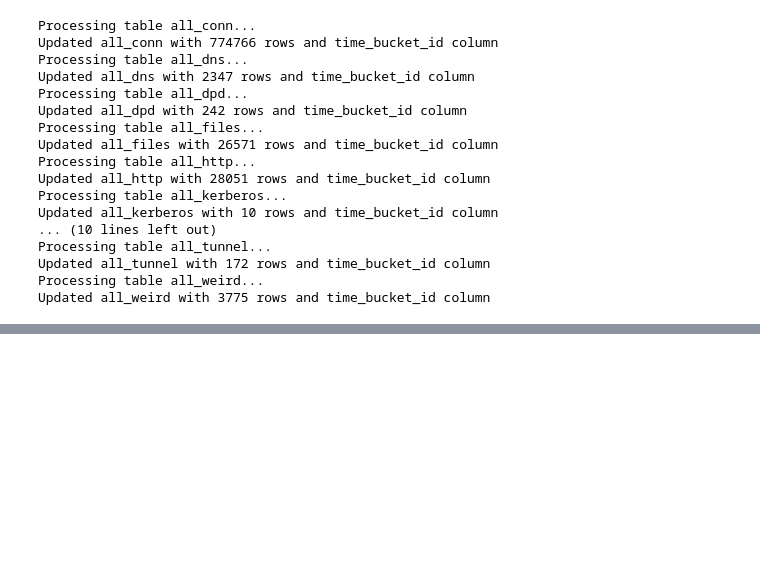
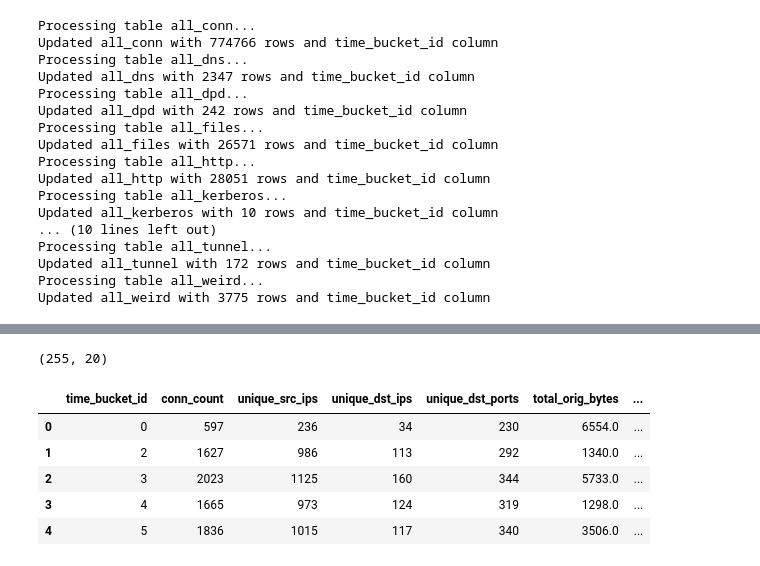
Before and after one commit to dralston168/IoT-ML, a Jupyter notebook: notebooks/EDA1.ipynb, the cells around one changed output, grey strips where cells are left out. Cells and saved outputs as stored; diff of their text form; code cells hidden in the pictures; blank space fills up the shorter version.

```diff
--- a/notebooks/EDA1.ipynb
+++ b/notebooks/EDA1.ipynb
@@ -164,0 +161,77 @@ plt.show()
+# %%
+conn = sqlite3.connect("logs.db")
+
+# --- all_conn aggregations ---
+conn_features = pd.read_sql("""
+    SELECT
+        time_bucket_id,
+        COUNT(*)                                            AS conn_count,
+        COUNT(DISTINCT "id.orig_h")                        AS unique_src_ips,
+        COUNT(DISTINCT "id.resp_h")                        AS unique_dst_ips,
+        COUNT(DISTINCT "id.resp_p")                        AS unique_dst_ports,
+        SUM(CAST(orig_bytes AS REAL))                      AS total_orig_bytes,
+        SUM(CAST(resp_bytes AS REAL))                      AS total_resp_bytes,
+        AVG(CAST(duration AS REAL))                        AS avg_duration,
+        SUM(CASE WHEN conn_state IN ('S0','REJ','RSTO','RSTOS0','RSTRH') THEN 1 ELSE 0 END) AS failed_conns,
+        SUM(CASE WHEN proto = 'tcp' THEN 1 ELSE 0 END)    AS tcp_count,
+        SUM(CASE WHEN proto = 'udp' THEN 1 ELSE 0 END)    AS udp_count
+    FROM all_conn
+    GROUP BY time_bucket_id
+""", conn)
+
+# --- all_dns aggregations ---
+dns_features = pd.read_sql("""
+    SELECT
+        time_bucket_id,
+        COUNT(*)                AS dns_count,
+        COUNT(DISTINCT query)   AS unique_domains,
+        SUM(CASE WHEN rcode_name = 'NXDOMAIN' THEN 1 ELSE 0 END) AS nxdomain_count
+    FROM all_dns
+    GROUP BY time_bucket_id
+""", conn)
+
+# --- all_http aggregations ---
+http_features = pd.read_sql("""
+    SELECT
+        time_bucket_id,
+        COUNT(*)                AS http_count,
+        COUNT(DISTINCT host)    AS unique_hosts
+    FROM all_http
+    GROUP BY time_bucket_id
+""", conn)
+
+# --- all_weird aggregations ---
+weird_features = pd.read_sql("""
+    SELECT
+        time_bucket_id,
+        COUNT(*) AS weird_count
+    FROM all_weird
+    GROUP BY time_bucket_id
+""", conn)
+
+conn.close()
+
+# --- Merge all into one feature DataFrame ---
+features = conn_features \
+    .merge(dns_features,   on='time_bucket_id', how='left') \
+    .merge(http_features,  on='time_bucket_id', how='left') \
+    .merge(weird_features, on='time_bucket_id', how='left') \
+    .fillna(0) \
+    .sort_values('time_bucket_id') \
+    .reset_index(drop=True)
+
+# Derived ratios
+features['failed_conn_ratio'] = features['failed_conns'] / features['conn_count'].replace(0, 1)
+features['tcp_ratio']         = features['tcp_count']    / features['conn_count'].replace(0, 1)
+features['dns_per_http']      = features['dns_count']    / features['http_count'].replace(0, 1)
+
+print(features.shape)
+features.head()
+# %% [output]
+(255, 20)
+|  | time_bucket_id | conn_count | unique_src_ips | unique_dst_ips | unique_dst_ports | total_orig_bytes | ... |
+| 0 | 0 | 597 | 236 | 34 | 230 | 6554.0 | ... |
+| 1 | 2 | 1627 | 986 | 113 | 292 | 1340.0 | ... |
+| 2 | 3 | 2023 | 1125 | 160 | 344 | 5733.0 | ... |
+| 3 | 4 | 1665 | 973 | 124 | 319 | 1298.0 | ... |
+| 4 | 5 | 1836 | 1015 | 117 | 340 | 3506.0 | ... |
```
Also changed, not shown: parts of 9 cells of this notebook, 3 other files.
